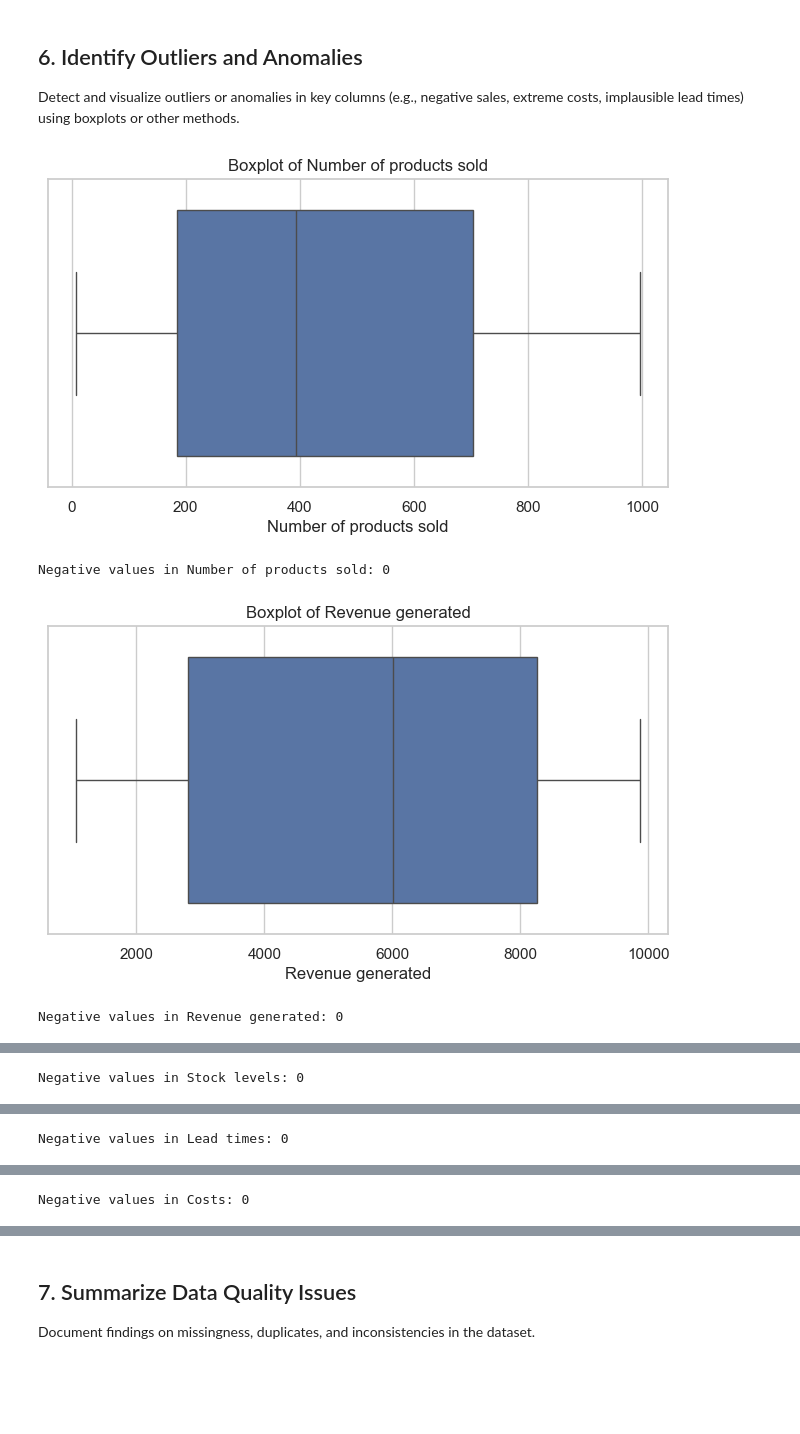
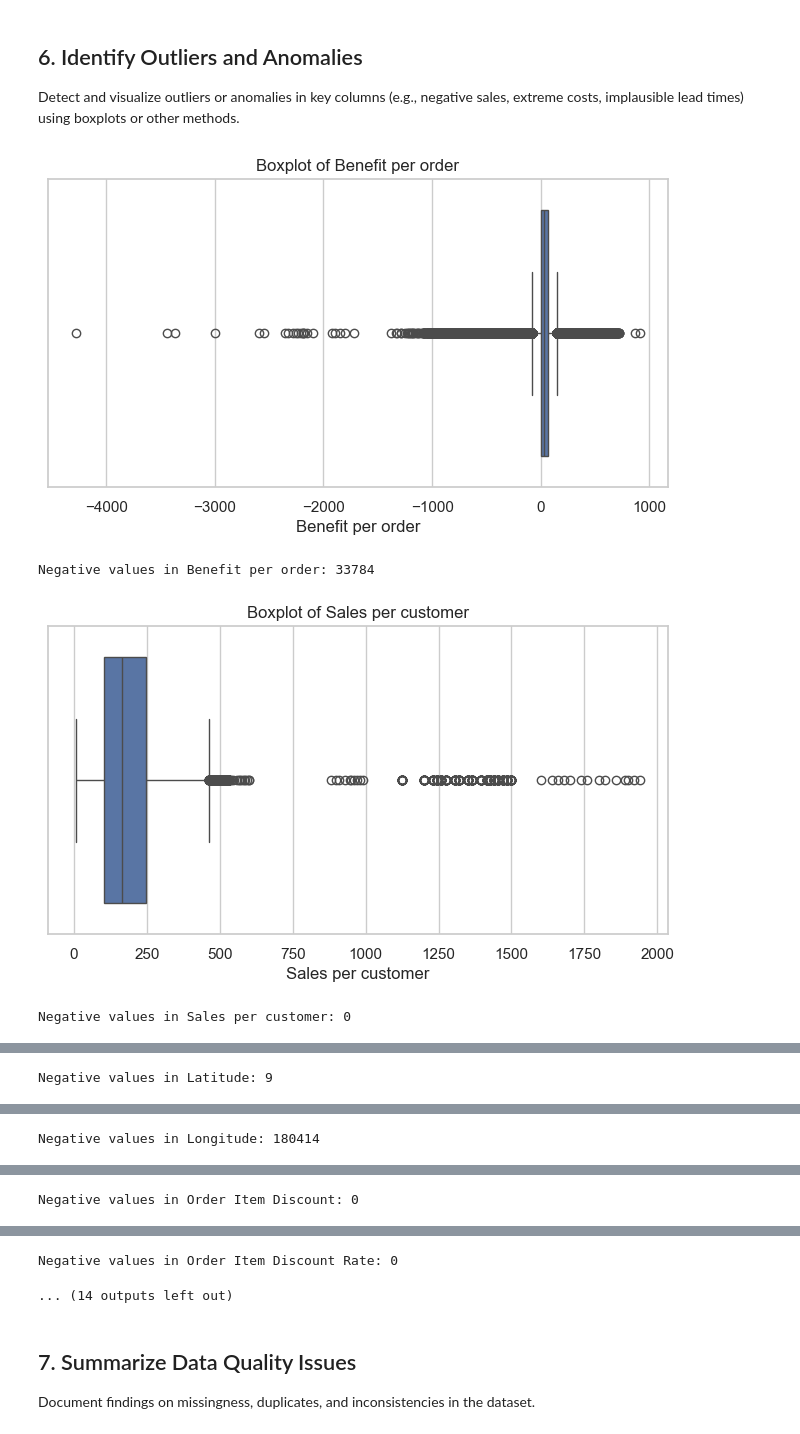
Before and after one commit to MarcHumet/supply_chain_DS, a Jupyter notebook: dataco_supply_chain/data/raw/DataCo_Supply_Chain_dataset_EDA.ipynb, the cells around one changed output, grey strips where cells are left out. Cells and saved outputs as stored; diff of their text form; code cells hidden in the pictures; blank space fills up the shorter version.

```diff
--- a/dataco_supply_chain/data/raw/DataCo_Supply_Chain_dataset_EDA.ipynb
+++ b/dataco_supply_chain/data/raw/DataCo_Supply_Chain_dataset_EDA.ipynb
@@ -259,15 +356,14 @@ dtype: int64
 Visualize and describe distributions for numerical features such as Price, Number of products sold, Revenue, Stock levels, Lead times, and Costs.
 # %%
 # 4. Analyze Numerical Feature Distributions
-numerical_cols = ['Price', 'Number of products sold', 'Revenue generated', 'Stock levels', 'Lead times', 'Order quantities', 'Shipping times', 'Shipping costs', 'Production volumes', 'Manufacturing lead time', 'Manufacturing costs', 'Defect rates', 'Costs']
-
+numerical_cols = [x for x in df_cleaned.columns if df_cleaned[x].dtype in ['int64', 'float64']]
 for col in numerical_cols:
-    if col in df.columns:
+    if col in df_cleaned.columns and df_cleaned[col].nunique() > 1:
         plt.figure(figsize=(8, 4))
-        sns.histplot(df[col].dropna(), kde=True)
+        sns.histplot(df_cleaned[col].dropna(), kde=True)
         plt.title(f'Distribution of {col}')
         plt.xlabel(col)
         plt.ylabel('Frequency')
         plt.show()
-        print(df[col].describe())
+        print(df_cleaned[col].describe())
 # %% [output]
@@ -336,16 +432,15 @@ Name: Order quantities, dtype: float64
 ## 5. Explore Categorical Feature Distributions
 Visualize and summarize the distributions of categorical features like Product Type, SKU, Supplier name, Location, Shipping carriers, and Transportation modes.
 # %%
-# 5. Explore Categorical Feature Distributions
-categorical_cols = ['Product Type', 'SKU', 'Supplier name', 'Location', 'Shipping carriers', 'Transportation modes']
-
+categorical_cols = [x for x in df_cleaned.columns if df_cleaned[x].dtype in ['str']]
 for col in categorical_cols:
-    if col in df.columns:
-        plt.figure(figsize=(10, 4))
-        df[col].value_counts().plot(kind='bar')
+    if col in df_cleaned.columns and df_cleaned[col].nunique() < 30:
+        plt.figure(figsize=(8, 4))
+        sns.histplot(df_cleaned[col].dropna(), kde=True)
         plt.title(f'Distribution of {col}')
         plt.xlabel(col)
-        plt.ylabel('Count')
+        plt.xticks(rotation=45, ha='right')
+        plt.ylabel('Frequency')
         plt.show()
-        print(df[col].value_counts().head())
+        print(df_cleaned[col].describe())
 # %% [output]
@@ -389,19 +484,33 @@ Name: count, dtype: int64
 # %% [markdown]
 ## 6. Identify Outliers and Anomalies
 Detect and visualize outliers or anomalies in key columns (e.g., negative sales, extreme costs, implausible lead times) using boxplots or other methods.
+# %%
+numerical_cols_relevant=[ 'Benefit per order',
+ 'Sales per customer',
+ 'Latitude',
+ 'Longitude',
+ 'Order Item Discount',
+ 'Order Item Discount Rate',
+ 'Order Item Product Price',
+ 'Order Item Profit Ratio',
+ 'Order Item Quantity',
+ 'Sales',
+ 'Order Item Total',
+ 'Order Profit Per Order',
+ 'Product Price']
 # %%
 # 6. Identify Outliers and Anomalies
 # Example: Boxplots for key numerical columns
-for col in ['Number of products sold', 'Revenue generated', 'Stock levels', 'Lead times', 'Costs']:
+for col in numerical_cols_relevant:
     if col in df.columns:
         plt.figure(figsize=(8, 4))
         sns.boxplot(x=df[col].dropna())
         plt.title(f'Boxplot of {col}')
         plt.show()
         # Check for negative or implausible values
         print(f"Negative values in {col}:", (df[col] < 0).sum())
 # %% [output]
-[figure, old version]
+[figure, new version]
-Negative values in Number of products sold: 0
+Negative values in Benefit per order: 33784
-[figure, old version]
+[figure, new version]
-Negative values in Revenue generated: 0
+Negative values in Sales per customer: 0
@@ -409 +518 @@ Negative values in Revenue generated: 0
-Negative values in Stock levels: 0
+Negative values in Latitude: 9
@@ -411 +520 @@ Negative values in Stock levels: 0
-Negative values in Lead times: 0
+Negative values in Longitude: 180414
@@ -413 +522 @@ Negative values in Lead times: 0
-Negative values in Costs: 0
+Negative values in Order Item Discount: 0
@@ -414,3 +524,5 @@ Negative values in Costs: 0
+Negative values in Order Item Discount Rate: 0
+... (14 outputs left out)
 # %% [markdown]
 ## 7. Summarize Data Quality Issues
 Document findings on missingness, duplicates, and inconsistencies in the dataset.
```
Also changed, not shown: parts of 29 cells of this notebook, 2 other files.
